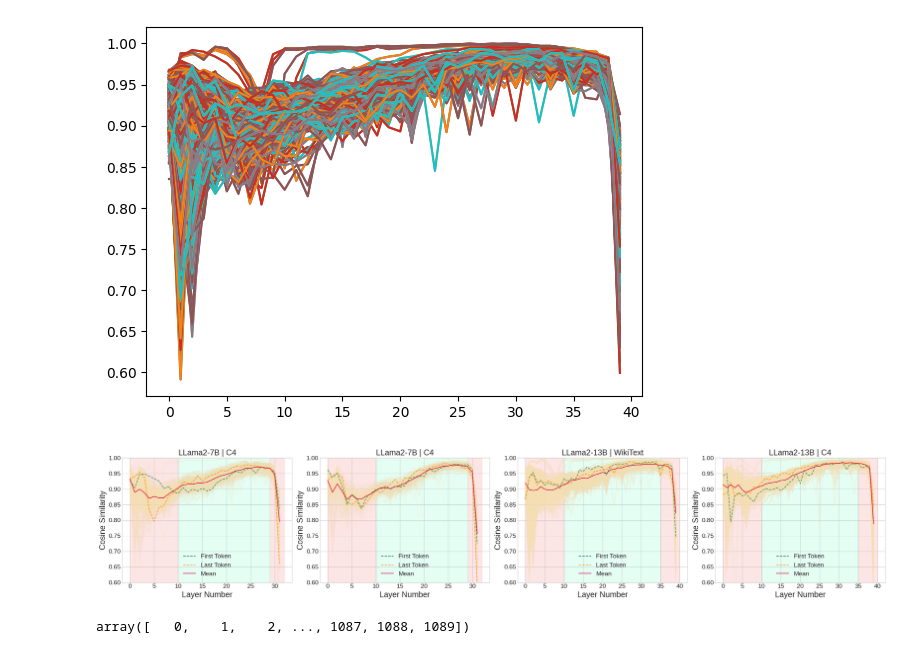
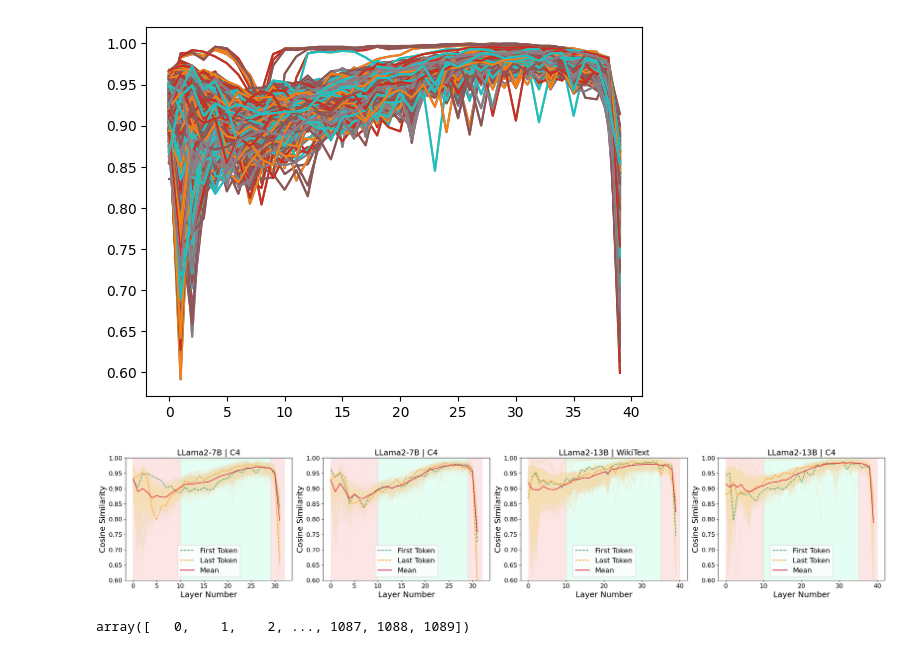
Before and after one commit to Ajay1994/layer-skip, a Jupyter notebook: plot.ipynb, the cells around one changed output. Drawn from its saved outputs; the diff is of its cells as text; code cells hidden in the pictures.

```diff
--- a/plot.ipynb
+++ b/plot.ipynb
@@ -7,7 +7,7 @@ import matplotlib.ticker as mtick
 import matplotlib.gridspec as gridspec
 import seaborn as sns
 import matplotlib.ticker as ticker
-plt.style.use('seaborn-whitegrid')
+plt.style.use('fast')
 layer_numer =  [str(i) for i in range(1, 41)]
 # %%
 data = pd.read_csv("commit_logs/cosine_sim_wikitext_13B.txt", sep = ",", header = None).iloc[:, :40]
@@ -21,7 +21,7 @@ fig, axs = plt.subplots(1, 4,  figsize = (25, 5))
 l_width = 3.0
 x_label = 18
 y_label = 18
-legend_size = 14
+legend_size = 16
 title_size = 18
 marker_size = 50
 last = 15
@@ -91,34 +91,34 @@ axs[2].set_ylabel("Cosine Similarity", fontsize=y_label)
 axs[2].legend(fontsize= legend_size)
 axs[2].set_title("LLama2-13B | WikiText", fontsize=title_size)
 axs[2].set_ylim([0.6, 1])
 
 
 
 data = pd.read_csv("commit_logs/cosine_sim_c4_13B.txt", sep = ",", header = None).iloc[:, :40]
 for i in range(0, len(data)):
     row = [float(x) for x in list(data.iloc[i, :])]
     axs[3].plot(np.arange(len(row)), row, alpha=0.2, color="wheat")
 row = [float(x) for x in list(data.iloc[0, :])]
 axs[3].plot(np.arange(len(row)), row, alpha=0.9, color="seagreen", linestyle="--", label = "First Token")
 row = [float(x) for x in list(data.iloc[-1, :])]
 axs[3].plot(np.arange(len(row)), row, alpha=0.9, color="darkorange",linestyle="--", label = "Last Token")
 data = data.astype(float)
 mean = list(data.mean(axis=0))
 axs[3].plot(np.arange(len(row)), mean, color="crimson", label = "Mean")
 axs[3].axvspan(0, 10, alpha=0.2, color='lightcoral')
 axs[3].axvspan(35, 40, alpha=0.2, color='lightcoral')
 axs[3].axvspan(10, 35, alpha=0.1, color='mediumspringgreen')
 axs[3].tick_params(axis='both',  labelsize=14)
 axs[3].set_xlabel("Layer Number", fontsize=x_label)
 axs[3].set_ylabel("Cosine Similarity", fontsize=y_label)
 axs[3].legend(fontsize= legend_size)
 axs[3].set_title("LLama2-13B | C4", fontsize=title_size)
 axs[3].set_ylim([0.6, 1])
 
 plt.tight_layout()
 plt.savefig("plots/fnn_skip_analysis.pdf")
 # %% [output]
-[figure, old version]
+[figure, new version]
 # %%
 np.arange(len(row))
 # %% [output]
```
Also changed, not shown: 12 other files.
